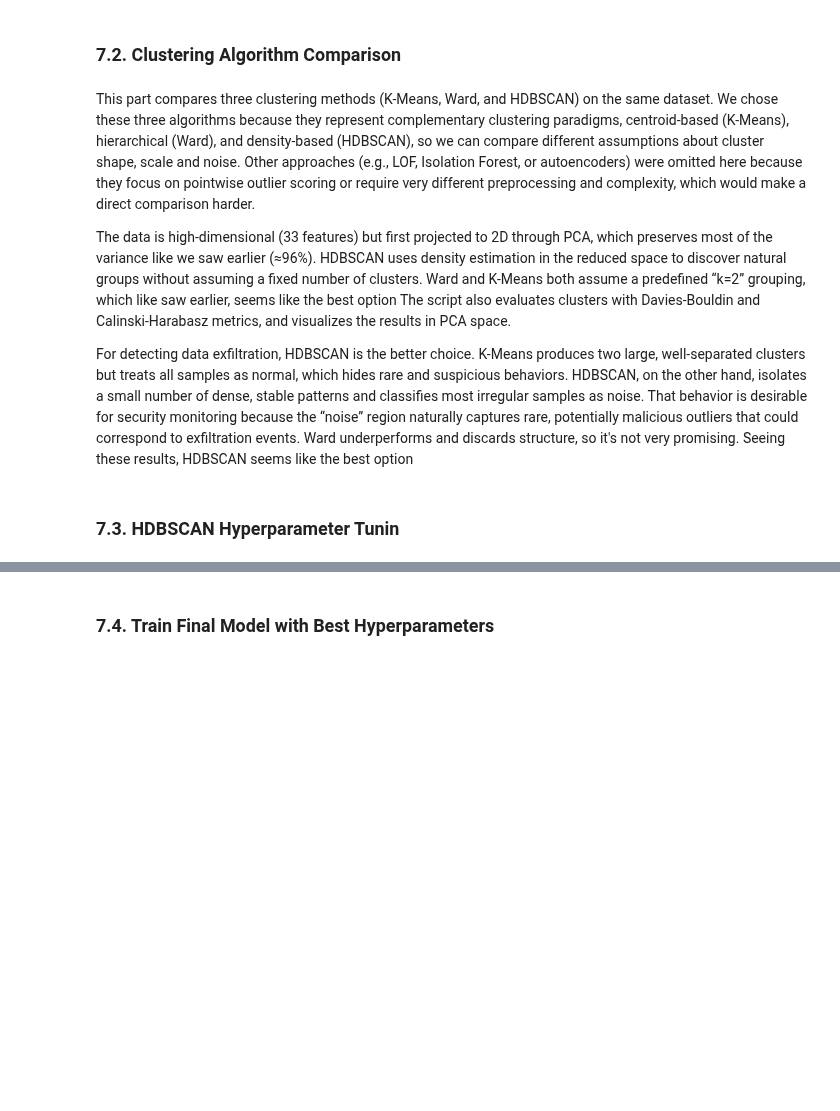
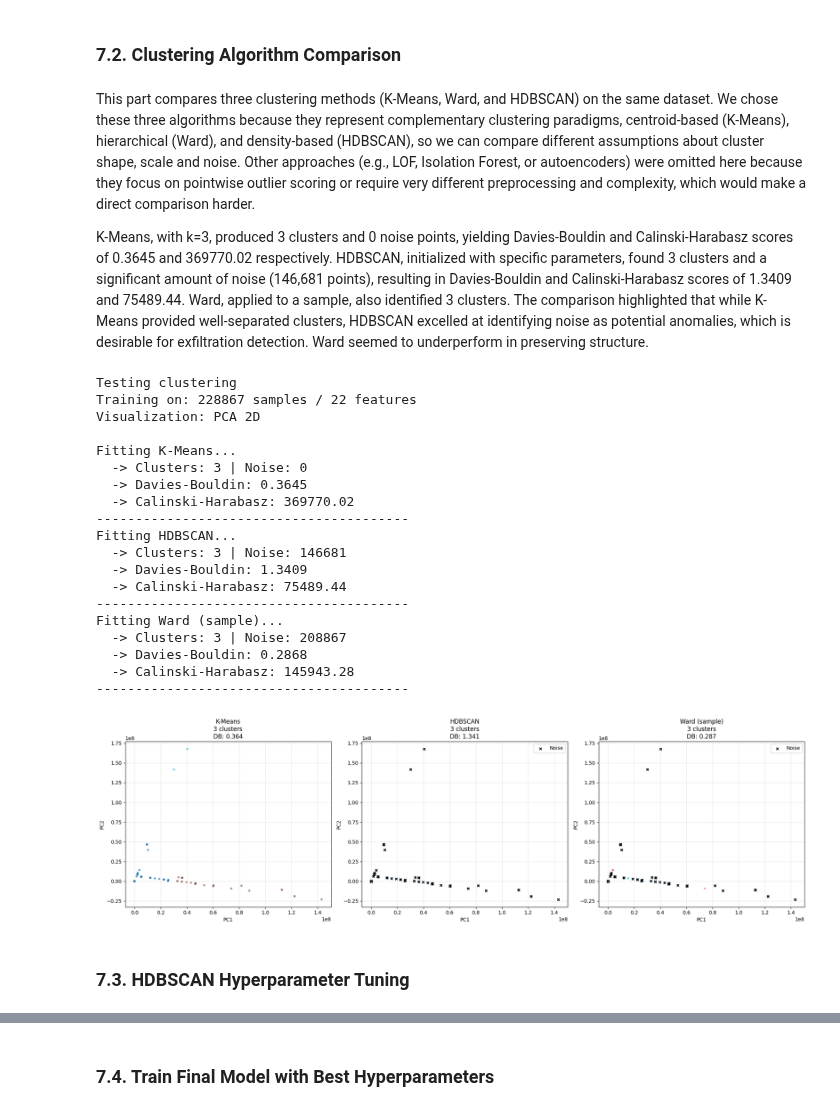
Before and after one commit to MACC-PBL1/IA, a Jupyter notebook: notebooks/pobl_ml.ipynb, the cells around one changed output, grey strips where cells are left out. Drawn from its saved outputs; the diff is of its cells as text; code cells hidden in the pictures; blank space fills up the shorter version.

```diff
--- a/notebooks/pobl_ml.ipynb
+++ b/notebooks/pobl_ml.ipynb
@@ -148,5 +150,14 @@ Handling missing values is a critical step in data preprocessing. Rows containin
-# %%
-LAZYFRAME = LAZYFRAME.drop_nulls()
+# %%
+n_rows = LAZYFRAME.select(pl.len()).collect().item()
+
+nulls = LAZYFRAME.select(pl.all().null_count()).collect().row(0)
+
+cols_to_keep = [
+    c for c, n in zip(LAZYFRAME.columns, nulls)
+    if n < n_rows
+]
+
+LAZYFRAME = LAZYFRAME.select(cols_to_keep)
 # %% [markdown]
 ### 3.2. Handle Infinity Values
 # %% [markdown]
@@ -207,7 +218,7 @@ Clustering algorithms normally work with mathematical distances. They cannot cal
 LAZYFRAME = (
     LAZYFRAME
         .drop(
-            "ts",
+            "ts_conn",
         )
 )
 # %% [markdown]
@@ -298,7 +325,11 @@ ranges = []
 
 for col in numeric_features:
     col_data = df_eda[col]
-    range_val = col_data.max() - col_data.min()
+    max_val = col_data.max()
+    min_val = col_data.min()
+    if max_val is None or min_val is None:
+        continue
+    range_val = max_val - min_val
     ranges.append((col, range_val))
 
 ranges_sorted = sorted(ranges, key=lambda x: x[1], reverse=True)
@@ -1093,12 +1317,7 @@ print("\n" + "="*80)
 # %% [markdown]
 This part compares three clustering methods (K-Means, Ward, and HDBSCAN) on the same dataset. We chose these three algorithms because they represent complementary clustering paradigms, centroid-based (K-Means), hierarchical (Ward), and density-based (HDBSCAN), so we can compare different assumptions about cluster shape, scale and noise. Other approaches (e.g., LOF, Isolation Forest, or autoencoders) were omitted here because they focus on pointwise outlier scoring or require very different preprocessing and complexity, which would make a direct comparison harder.
 
-The data is high-dimensional (33 features) but first projected to 2D through PCA, which preserves most of the variance like we saw earlier (≈96%).
-HDBSCAN uses density estimation in the reduced space to discover natural groups without assuming a fixed number of clusters.
-Ward and K-Means both assume a predefined “k=2” grouping, which like saw earlier, seems like the best option
-The script also evaluates clusters with Davies-Bouldin and Calinski-Harabasz metrics, and visualizes the results in PCA space.
-
-For detecting data exfiltration, HDBSCAN is the better choice. K-Means produces two large, well-separated clusters but treats all samples as normal, which hides rare and suspicious behaviors. HDBSCAN, on the other hand, isolates a small number of dense, stable patterns and classifies most irregular samples as noise. That behavior is desirable for security monitoring because the “noise” region naturally captures rare, potentially malicious outliers that could correspond to exfiltration events. Ward underperforms and discards structure, so it's not very promising. Seeing these results, HDBSCAN seems like the best option
+K-Means, with k=3, produced 3 clusters and 0 noise points, yielding Davies-Bouldin and Calinski-Harabasz scores of 0.3645 and 369770.02 respectively. HDBSCAN, initialized with specific parameters, found 3 clusters and a significant amount of noise (146,681 points), resulting in Davies-Bouldin and Calinski-Harabasz scores of 1.3409 and 75489.44. Ward, applied to a sample, also identified 3 clusters. The comparison highlighted that while K-Means provided well-separated clusters, HDBSCAN excelled at identifying noise as potential anomalies, which is desirable for exfiltration detection. Ward seemed to underperform in preserving structure.
 # %%
 from sklearn.cluster import AgglomerativeClustering, KMeans
 from sklearn.metrics import davies_bouldin_score, calinski_harabasz_score
@@ -1107,9 +1326,9 @@ import matplotlib.pyplot as plt
 import numpy as np
 import hdbscan
 
-k_to_test = 2
+k_to_test = 3
 X_train = X_scaled
-sample_size = 2500
+sample_size = 20000
 
 print(f"\nTesting clustering")
 print(f"Training on: {X_train.shape[0]} samples / {X_train.shape[1]} features")
@@ -1185,33 +1404,54 @@ for name, algo in algorithms.items():
     if not np.isnan(db_score):
         print(f"  -> Davies-Bouldin: {db_score:.4f}")
         print(f"  -> Calinski-Harabasz: {ch_score:.2f}")
     print("-" * 40)
 
 fig, axes = plt.subplots(1, len(results), figsize=(20, 6))
 
 for i, (name, result) in enumerate(results.items()):
     labels = result['labels']
     axes[i].scatter(X_pca_2d[:,0], X_pca_2d[:,1],
                     c=labels, cmap='tab10', alpha=0.6, s=10)
 
     if result['n_noise'] > 0:
         mask = labels == -1
         axes[i].scatter(X_pca_2d[mask,0], X_pca_2d[mask,1],
                         c='black', marker='x', s=20, label='Noise')
 
     title = f"{name}\n{result['n_clusters']} clusters"
     if not np.isnan(result['davies_bouldin']):
         title += f"\nDB: {result['davies_bouldin']:.3f}"
 
     axes[i].set_title(title)
     axes[i].set_xlabel("PC1")
     axes[i].set_ylabel("PC2")
     axes[i].grid(alpha=0.3)
     if result['n_noise'] > 0:
         axes[i].legend()
 
 plt.tight_layout()
 plt.show()
+# %% [output]
+Testing clustering
+Training on: 228867 samples / 22 features
+Visualization: PCA 2D
+
+Fitting K-Means...
+  -> Clusters: 3 | Noise: 0
+  -> Davies-Bouldin: 0.3645
+  -> Calinski-Harabasz: 369770.02
+----------------------------------------
+Fitting HDBSCAN...
+  -> Clusters: 3 | Noise: 146681
+  -> Davies-Bouldin: 1.3409
+  -> Calinski-Harabasz: 75489.44
+----------------------------------------
+Fitting Ward (sample)...
+  -> Clusters: 3 | Noise: 208867
+  -> Davies-Bouldin: 0.2868
+  -> Calinski-Harabasz: 145943.28
+----------------------------------------
+[figure, added]
 # %% [markdown]
-### 7.3. HDBSCAN Hyperparameter Tunin
+### 7.3. HDBSCAN Hyperparameter Tuning
 # %% [markdown]
```
Also changed, not shown: parts of 64 cells of this notebook, 1 other file.
